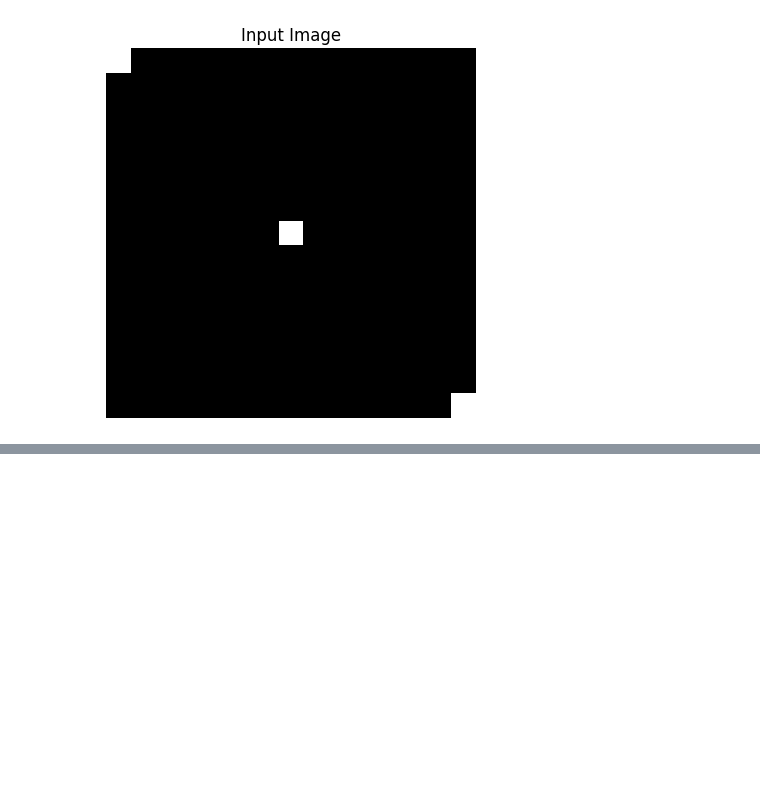
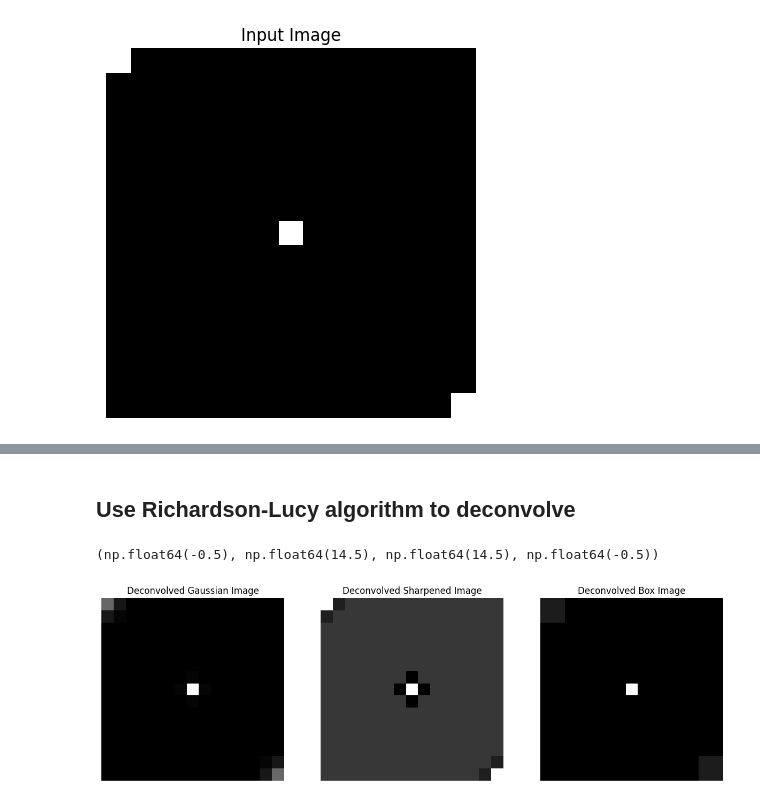
Before and after one commit to sri-chandrasekaran/final_project_ee123, a Jupyter notebook: processing.ipynb, the cells around one changed output, grey strips where cells are left out. Saved outputs shown, nothing was run; the diff lists cells and outputs as text; code cells hidden in the pictures; blank space fills up the shorter version.

```diff
--- a/processing.ipynb
+++ b/processing.ipynb
@@ -49,0 +78,20 @@ plt.axis('off')
+# %% [markdown]
+## Use Richardson-Lucy algorithm to deconvolve
+# %%
+deconvolved_gauss = restoration.richardson_lucy(blurred_gauss, psf_gauss, num_iter=30)
+deconvolved_sharp = restoration.richardson_lucy(blurred_sharp, psf_sharp, num_iter=30)
+deconvolved_box = restoration.richardson_lucy(blurred_box, psf_box, num_iter=30)
+
+fig3, arr = plt.subplots(1, 3 ,figsize=(15, 10))
+arr[0].imshow(deconvolved_gauss, cmap='gray')
+arr[0].set_title('Deconvolved Gaussian Image')
+arr[0].axis('off')
+arr[1].imshow(deconvolved_sharp, cmap='gray')
+arr[1].set_title('Deconvolved Sharpened Image')
+arr[1].axis('off')
+arr[2].imshow(deconvolved_box, cmap='gray')
+arr[2].set_title('Deconvolved Box Image')
+arr[2].axis('off')
+# %% [output]
+(np.float64(-0.5), np.float64(14.5), np.float64(14.5), np.float64(-0.5))
+[figure, added]
```
Also changed, not shown: parts of 7 cells of this notebook.
